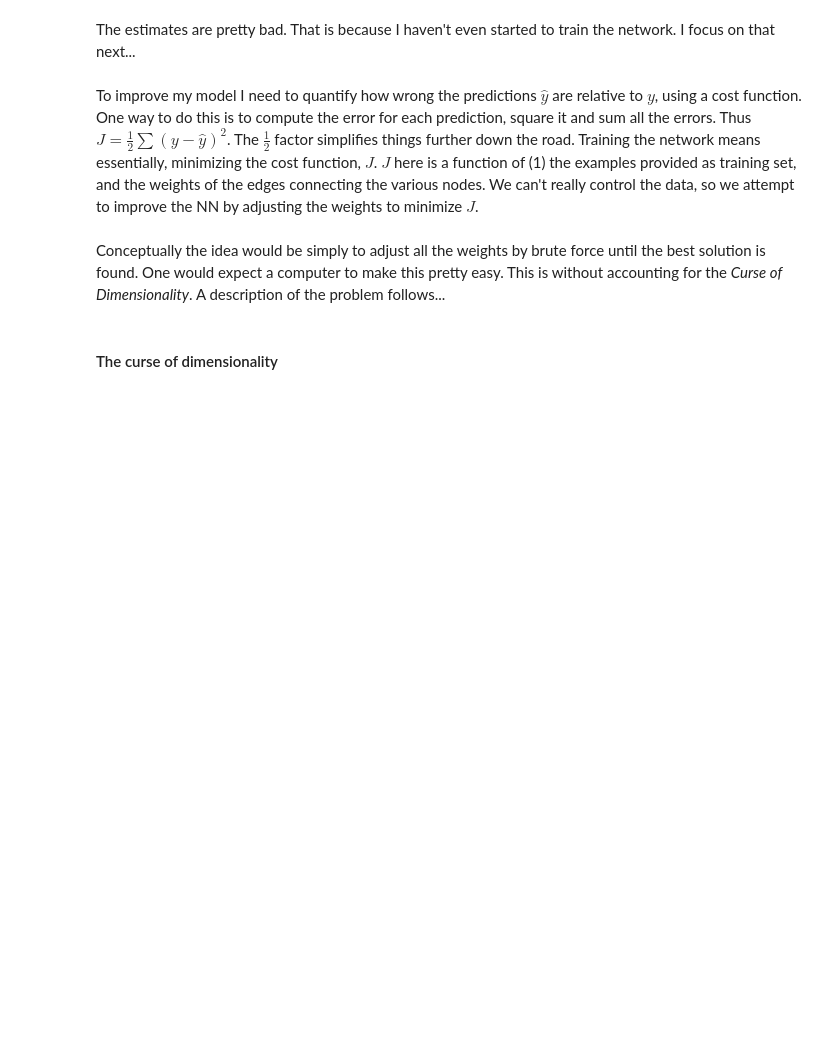
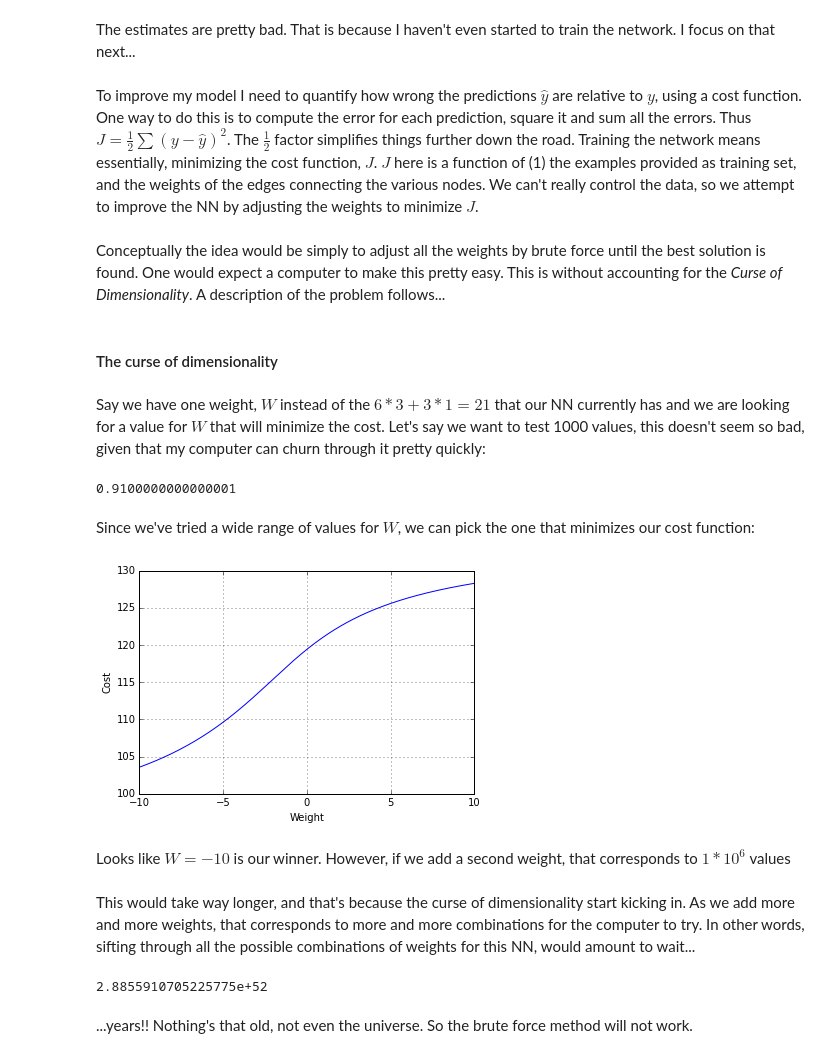
Before and after one commit to grayWolfDC/MyNNprimer, a Jupyter notebook: NN_primer.ipynb, the cells around one changed output. Saved outputs shown, nothing was run; the diff lists cells and outputs as text; code cells hidden in the pictures; blank space fills up the shorter version.

```diff
--- a/NN_primer.ipynb
+++ b/NN_primer.ipynb
@@ -213,3 +219,30 @@ Training the network means essentially, minimizing the cost function, $J$. $J$ h
 Conceptually the idea would be simply to adjust all the weights by brute force until the best solution is found. One would expect a computer to make this pretty easy. This is without accounting for the *Curse of Dimensionality*. A description of the problem follows...
 # %% [markdown]
 #### The curse of dimensionality
+# %% [markdown]
+Say we have one weight, $W$ instead of the $6*3+3*1 = 21$ that our NN currently has and we are looking for a value for $W$ that will minimize the cost. Let's say we want to test 1000 values, this doesn't seem so bad, given that my computer can churn through it pretty quickly:
+# %%
+import time
+weightsToTry = np.linspace(-10,10,1000)
+costs=np.zeros(1000)
+startTime=time.clock()
+for i in range(1000):
+    NNchl.W1[0,0] = weightsToTry[i]
+    cHat=NNchl.forward(nn_input_training_norm)
+    costs[i] = 0.5*sum((nn_output_training_norm-cHat)**2)
+endTime=time.clock()
+timeElapsed = endTime-startTime
+timeElapsed
+# %% [output]
+0.9100000000000001
+# %% [markdown]
+Since we've tried a wide range of values for $W$, we can pick the one that minimizes our cost function:
+# %%
+plt.plot(weightsToTry,costs)
+plt.grid(1)
+plt.ylabel('Cost')
+plt.xlabel('Weight');
+# %% [output]
+[figure, added]
+# %% [markdown]
+Looks like $W=-10$ is our winner. However, if we add a second weight, that corresponds to $1*10^6$ values
@@ -215,0 +262,8 @@ Conceptually the idea would be simply to adjust all the weights by brute force u
+# %% [markdown]
+This would take way longer, and that's because the curse of dimensionality start kicking in. As we add more and more weights, that corresponds to more and more combinations for the computer to try. In other words, sifting through all the possible combinations of weights for this NN, would amount to wait...
+# %%
+0.91*(1000**(21-1))/(3600*24*365)
+# %% [output]
+2.8855910705225775e+52
+# %% [markdown]
+...years!! Nothing's that old, not even the universe. So the brute force method will not work.
```
Also changed, not shown: parts of 5 cells of this notebook.
